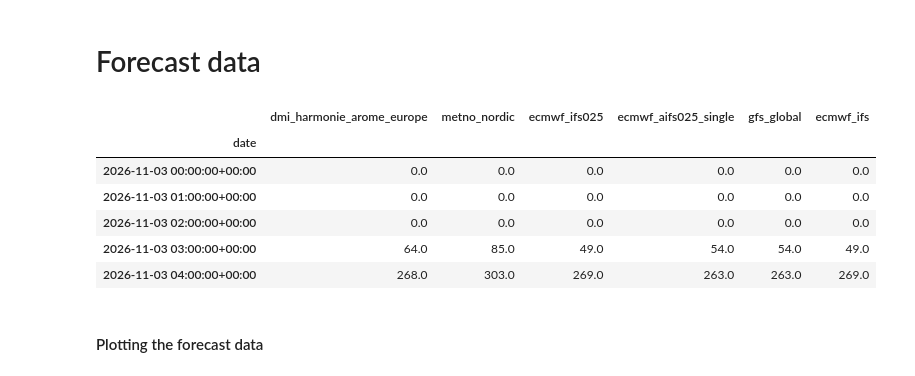
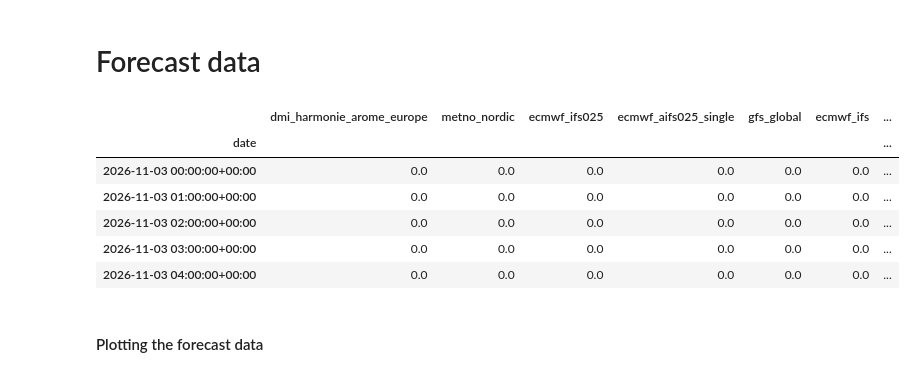
Before and after one commit to karlarye/Forecast-Solar-Assignment, a Jupyter notebook: assignment.ipynb, the cells around one changed output. Cells and saved outputs as stored; diff of their text form; code cells hidden in the pictures.

```diff
--- a/assignment.ipynb
+++ b/assignment.ipynb
@@ -124,16 +124,16 @@ timestamp
 # %% [markdown]
 # Forecast data
 # %%
-forecast_data_w9 = pd.read_csv('forecast_data_w9.csv', index_col=0, parse_dates=True)
-forecast_data_w9.head()
+forecast_data = pd.read_csv('data/06056_20261103T1500.csv', index_col=0, parse_dates=True)
+forecast_data.head()
 # %% [output]
-|  | dmi_harmonie_arome_europe | metno_nordic | ecmwf_ifs025 | ecmwf_aifs025_single | gfs_global | ecmwf_ifs |
-| date |  |  |  |  |  |  |
-| 2026-11-03 00:00:00+00:00 | 0.0 | 0.0 | 0.0 | 0.0 | 0.0 | 0.0 |
-| 2026-11-03 01:00:00+00:00 | 0.0 | 0.0 | 0.0 | 0.0 | 0.0 | 0.0 |
-| 2026-11-03 02:00:00+00:00 | 0.0 | 0.0 | 0.0 | 0.0 | 0.0 | 0.0 |
-| 2026-11-03 03:00:00+00:00 | 64.0 | 85.0 | 49.0 | 54.0 | 54.0 | 49.0 |
-| 2026-11-03 04:00:00+00:00 | 268.0 | 303.0 | 269.0 | 263.0 | 263.0 | 269.0 |
+|  | dmi_harmonie_arome_europe | metno_nordic | ecmwf_ifs025 | ecmwf_aifs025_single | gfs_global | ecmwf_ifs | ... |
+| date |  |  |  |  |  |  | ... |
+| 2026-11-03 00:00:00+00:00 | 0.0 | 0.0 | 0.0 | 0.0 | 0.0 | 0.0 | ... |
+| 2026-11-03 01:00:00+00:00 | 0.0 | 0.0 | 0.0 | 0.0 | 0.0 | 0.0 | ... |
+| 2026-11-03 02:00:00+00:00 | 0.0 | 0.0 | 0.0 | 0.0 | 0.0 | 0.0 | ... |
+| 2026-11-03 03:00:00+00:00 | 0.0 | 0.0 | 0.0 | 0.0 | 0.0 | 0.0 | ... |
+| 2026-11-03 04:00:00+00:00 | 0.0 | 0.0 | 0.0 | 0.0 | 0.0 | 0.0 | ... |
 # %% [markdown]
 #### Plotting the forecast data
 # %% [markdown]
```
Also changed, not shown: parts of 6 cells of this notebook, 2 other files.
